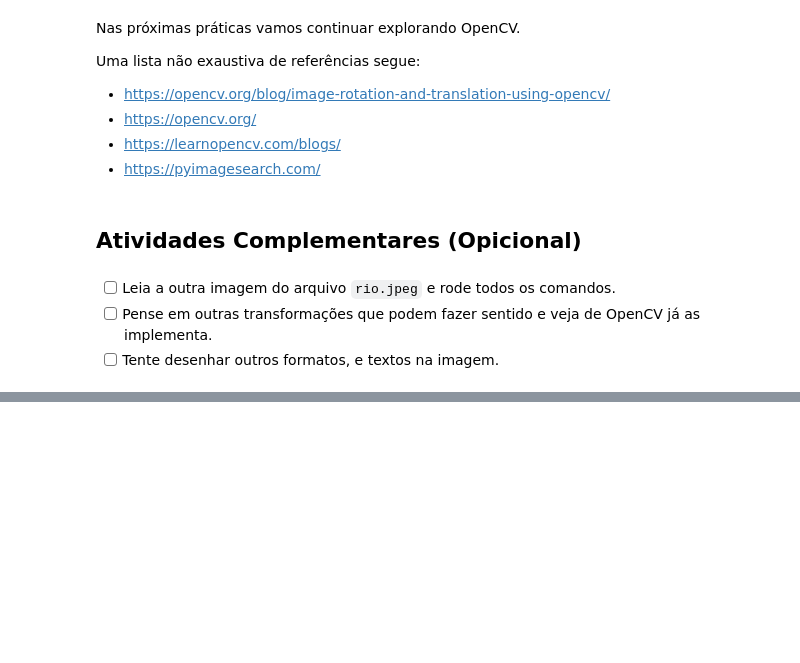
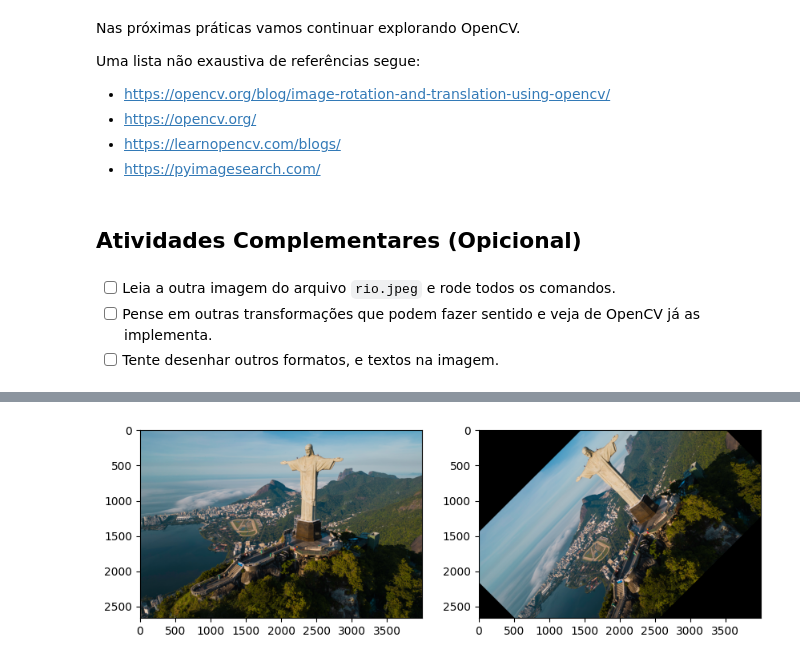
Before and after one commit to joseph-cbp/atividades-visao-computacional, a Jupyter notebook: VC - Mod01/VC_M1A5 - Operações Básicas em Imagens/VC_M1A5 - Operações Básicas em Imagens.ipynb, the cells around one changed output, grey strips where cells are left out. Cells and saved outputs as stored; diff of their text form; code cells hidden in the pictures; blank space fills up the shorter version.

```diff
--- a/VC - Mod01/VC_M1A5 - Operações Básicas em Imagens/VC_M1A5 - Operações Básicas em Imagens.ipynb
+++ b/VC - Mod01/VC_M1A5 - Operações Básicas em Imagens/VC_M1A5 - Operações Básicas em Imagens.ipynb
@@ -122,0 +146,7 @@ Uma lista não exaustiva de referências segue:
+# %%
+center = (width // 2, height // 2)
+rotation_matrix = cv2.getRotationMatrix2D(center, angle=45, scale=1.0)
+rotated = cv2.warpAffine(image_rio, rotation_matrix, (width, height))
+show_pair(image_rio, rotated)
+# %% [output]
+[figure, added]
```
Also changed, not shown: parts of 6 cells of this notebook.
